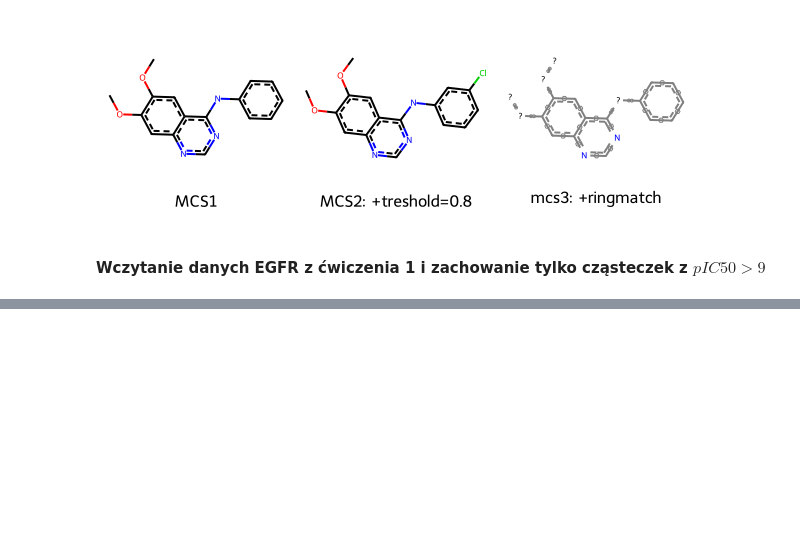
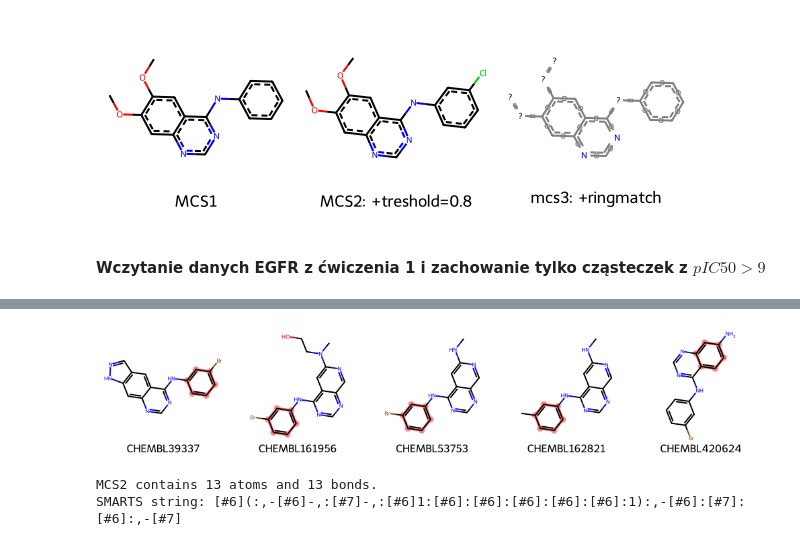
Before and after one commit to Kubabob/leki_maloczasteczkowe, a Jupyter notebook: 6_maksimum_wspolnej_struktury/fmcs.ipynb, the cells around one changed output, grey strips where cells are left out. Saved outputs shown, nothing was run; the diff lists cells and outputs as text; code cells hidden in the pictures; blank space fills up the shorter version.

```diff
--- a/6_maksimum_wspolnej_struktury/fmcs.ipynb
+++ b/6_maksimum_wspolnej_struktury/fmcs.ipynb
@@ -73,7 +73,10 @@ def highlight_molecules(molecules, mcs, number, label=True, same_orientation=Tru
 
     legends = None
     if label is True:
-        legends = [x.GetProp("molecule_name") for x in molecules]
+        try:
+            legends = [x.GetProp("molecule_name") for x in molecules]
+        except:
+            legends = [x.GetProp("molecule_chembl_id") for x in molecules]
 
     if same_orientation:
         mol, match = molecules[0], matching[0]
@@ -164,0 +207,4 @@ egfr_pIC50_9_sample50 = egfr[egfr['pIC50'] > 9].shape
+# %%
+highlight_molecules(mols_egfr, mcs1_1, 5)
+# %% [output]
+[figure, added]
@@ -164,0 +223,7 @@ egfr_pIC50_9_sample50 = egfr[egfr['pIC50'] > 9].shape
+# %%
+mcs2_1 = rdFMCS.FindMCS(mols_egfr, threshold=0.8)
+print(f"MCS2 contains {mcs2_1.numAtoms} atoms and {mcs2_1.numBonds} bonds.")
+print("SMARTS string:", mcs2_1.smartsString)
+# %% [output]
+MCS2 contains 13 atoms and 13 bonds.
+SMARTS string: [#6](:,-[#6]-,:[#7]-,:[#6]1:[#6]:[#6]:[#6]:[#6]:[#6]:1):,-[#6]:[#7]:[#6]:,-[#7]
```
Also changed, not shown: parts of 12 cells of this notebook, 2 other files.
